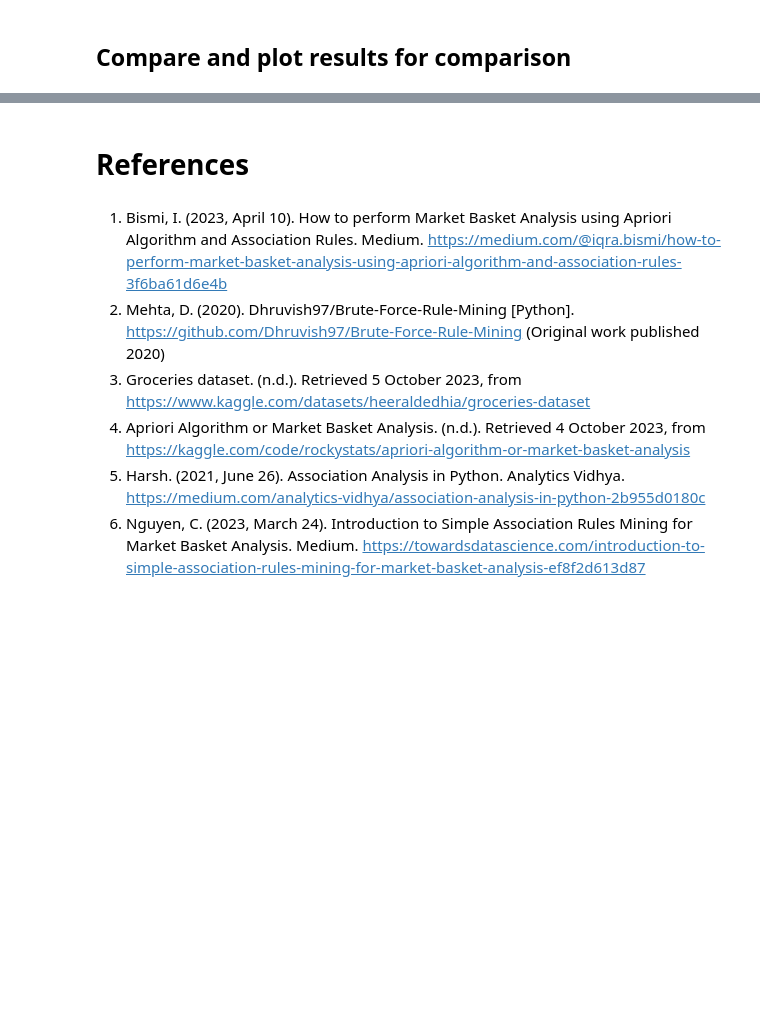
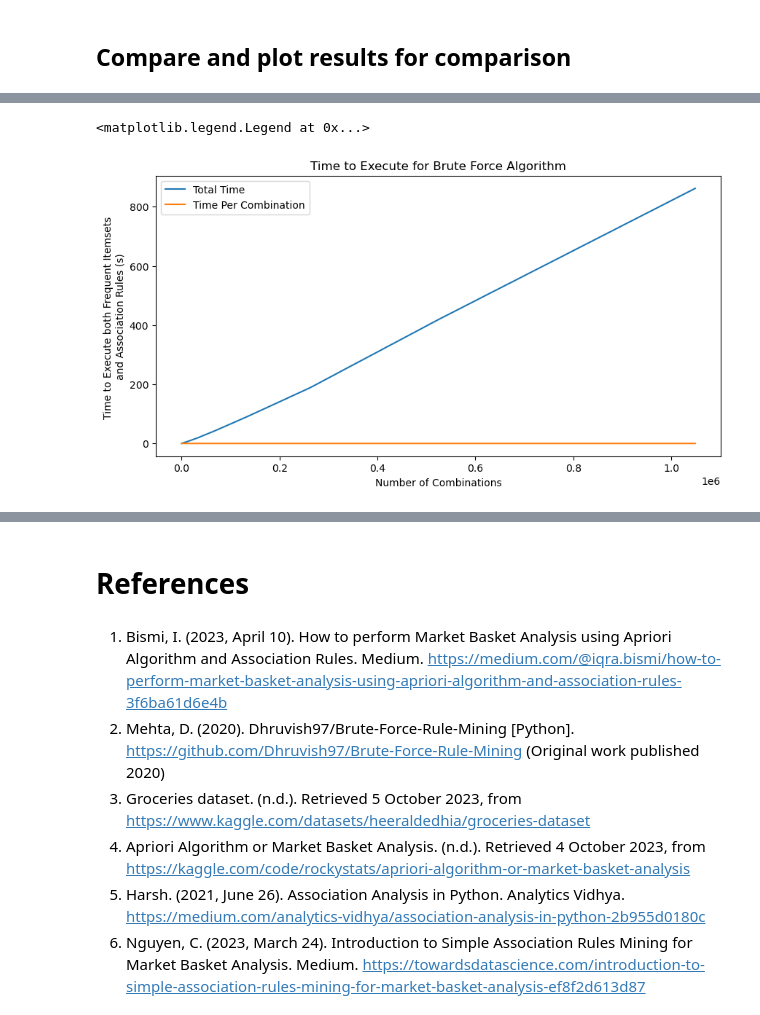
Before and after one commit to unused1/IN6227_Assignment2, a Jupyter notebook: main.ipynb, the cells around one changed output, grey strips where cells are left out. Cells and saved outputs as stored; diff of their text form; code cells hidden in the pictures; blank space fills up the shorter version.

```diff
--- a/main.ipynb
+++ b/main.ipynb
@@ -511,0 +625,10 @@ plt.legend()
+# %%
+# Compute and record the possible combinations and execution time, to derive the relationship between the number of possible combinations and execution time
+result_brute_force_all = []
+n_iterations_all = 20
+
+# Iterate through each combination of transactions and items
+for i in range(n_iterations_all):
+    # Execute brute force algorithm
+    frequent_itemsets, rules, time_frequent_itemsets, time_association_rules, all_itemsets = assocation_rules_brute_force(data_transactions_encoded.iloc[:10, 2:(i+1)+2])
+    result_brute_force_all.append([len(all_itemsets), time_frequent_itemsets + time_association_rules, (time_frequent_itemsets + time_association_rules)/ len(all_itemsets)])
@@ -511,0 +656,7 @@ plt.legend()
+# %%
+# Convert result to dataframe
+result_brute_force_all = pd.DataFrame(result_brute_force_all, columns=['n_combinations', 'time_total', 'time_per_combination'])
+# Save result
+result_brute_force_all.to_csv(os.path.join(G_RESULTS_DIR, 'result_brute_force_all.csv'), index=False)
+# Display result
+result_brute_force_all
@@ -511,0 +697,12 @@ plt.legend()
+# %%
+# Generate a plot to show the relationship between the number of possible combinations and execution time with time per combination
+plt.figure(figsize=(10, 5))
+plt.plot(result_brute_force_all['n_combinations'], result_brute_force_all['time_total'], label='Total Time')
+plt.plot(result_brute_force_all['n_combinations'], result_brute_force_all['time_per_combination'], label='Time Per Combination')
+plt.xlabel('Number of Combinations')
+plt.ylabel('Time to Execute both Frequent Itemsets \nand Association Rules (s)')
+plt.title('Time to Execute for Brute Force Algorithm')
+plt.legend()
+# %% [output]
+<matplotlib.legend.Legend at 0x...>
+[figure, added]
```
Also changed, not shown: parts of 24 cells of this notebook, 3 other files.
